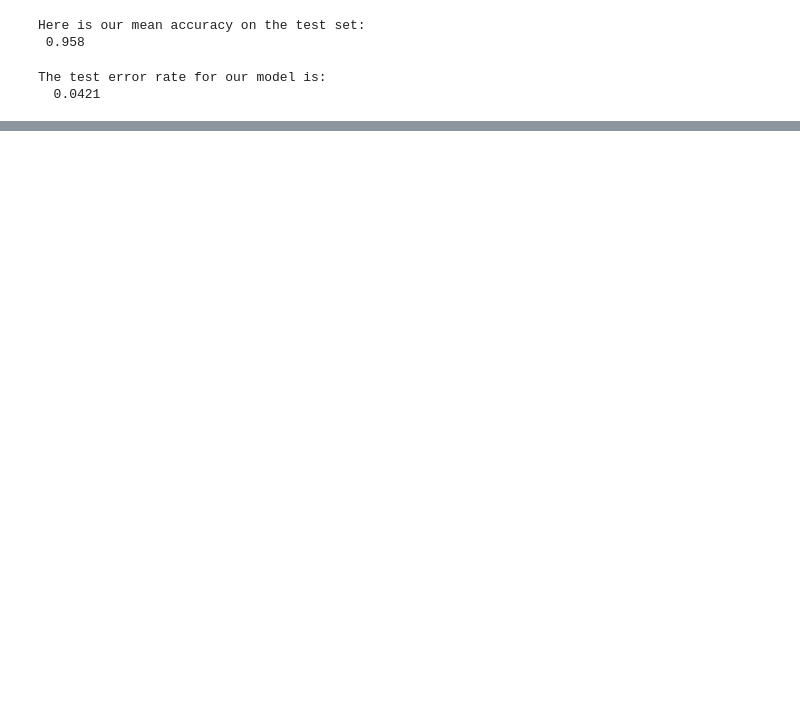
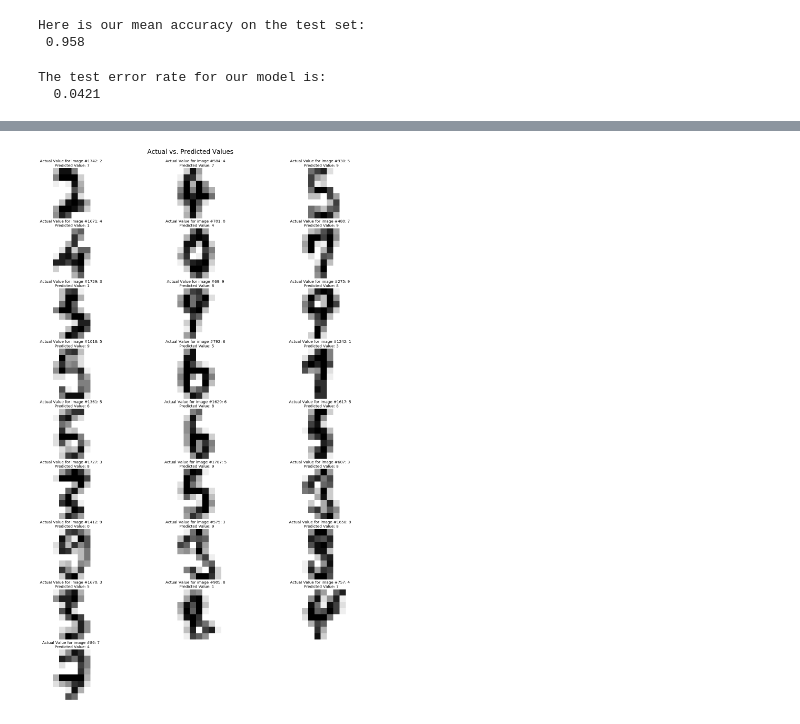
Before and after one commit to raviolli77/deep_learning_notes, a Jupyter notebook: mnist_practice.ipynb, the cells around one changed output, grey strips where cells are left out. Cells and saved outputs as stored; diff of their text form; code cells hidden in the pictures; blank space fills up the shorter version.

```diff
--- a/mnist_practice.ipynb
+++ b/mnist_practice.ipynb
@@ -156,0 +232,29 @@ The test error rate for our model is:
+# %%
+incorr_index = []
+for i in range(0, len(predictions)):
+    if (predictions[i] != test_class_set[i]):
+        incorr_index.append(i)
+# %%
+# Gathering the index of the incorrect
+# test set values to use within the original data frame
+df_index = test_set.iloc[incorr_index].index
+# %%
+f, ax = plt.subplots(figsize=(24, 34))
+
+
+for i in range(0, len(incorr_index)):
+    plt.subplot(9, 3, i + 1)
+    plt.axis('off')
+    plt.title('Actual Value for image #{0}: {1} \n Predicted Value: {2}'\
+    .format(df_index[i],
+            digits.target[df_index[i]],
+           predictions[incorr_index[i]]))
+
+    plt.imshow(digits.images[df_index[i]],
+               cmap=plt.cm.gray_r,
+               interpolation='nearest')
+
+f.suptitle('Actual vs. Predicted Values', size = 24)
+f.subplots_adjust(top=0.95)
+# %% [output]
+[figure, added]
```
Also changed, not shown: parts of 22 cells of this notebook.
